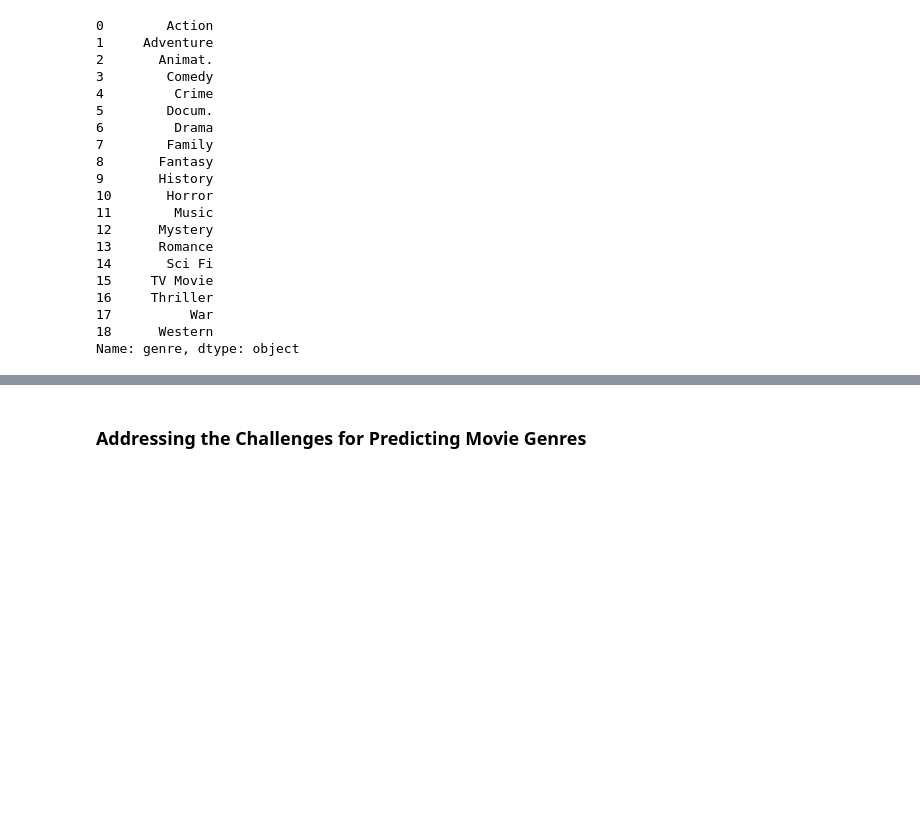
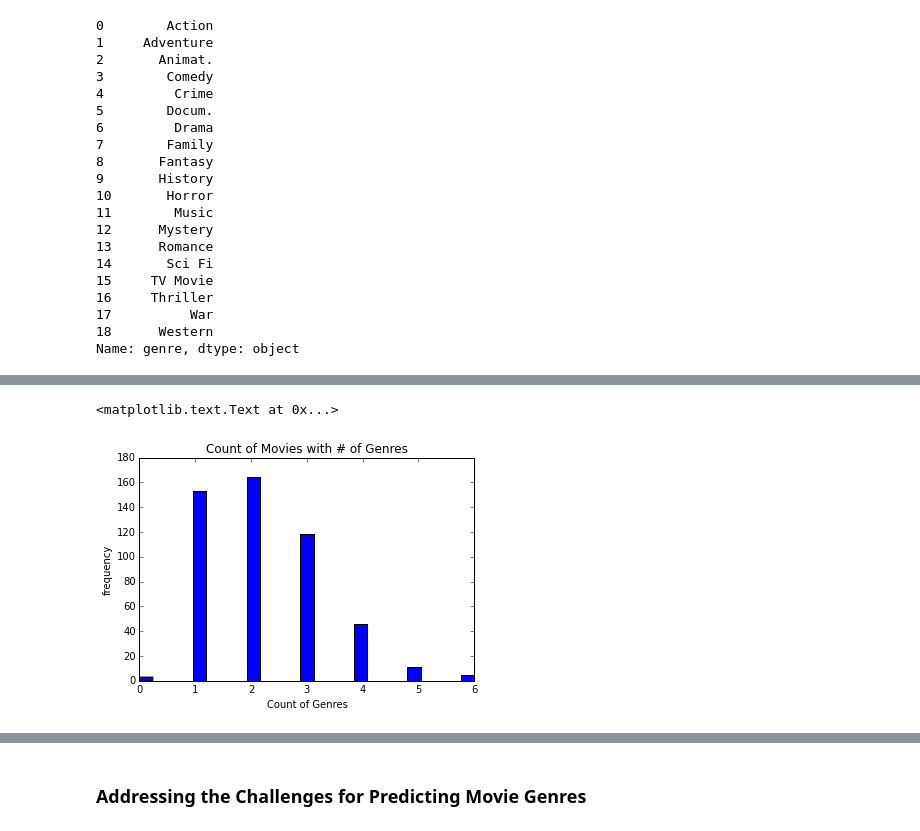
Before and after one commit to TedHeuer/CS109bFinalProject, a Jupyter notebook: Milestone_1_v6.ipynb, the cells around one changed output, grey strips where cells are left out. Saved outputs shown, nothing was run; the diff lists cells and outputs as text; code cells hidden in the pictures; blank space fills up the shorter version.

```diff
--- a/Milestone_1_v6.ipynb
+++ b/Milestone_1_v6.ipynb
@@ -628,0 +630,9 @@ plt.show()
+# %%
+plt.hist(movies_genres_table['num_genres'].values,
+     25)
+plt.title('Count of Movies with # of Genres')
+plt.xlabel('Count of Genres')
+plt.ylabel('frequency')
+# %% [output]
+<matplotlib.text.Text at 0x...>
+[figure, added]
```
Also changed, not shown: parts of 28 cells of this notebook.
